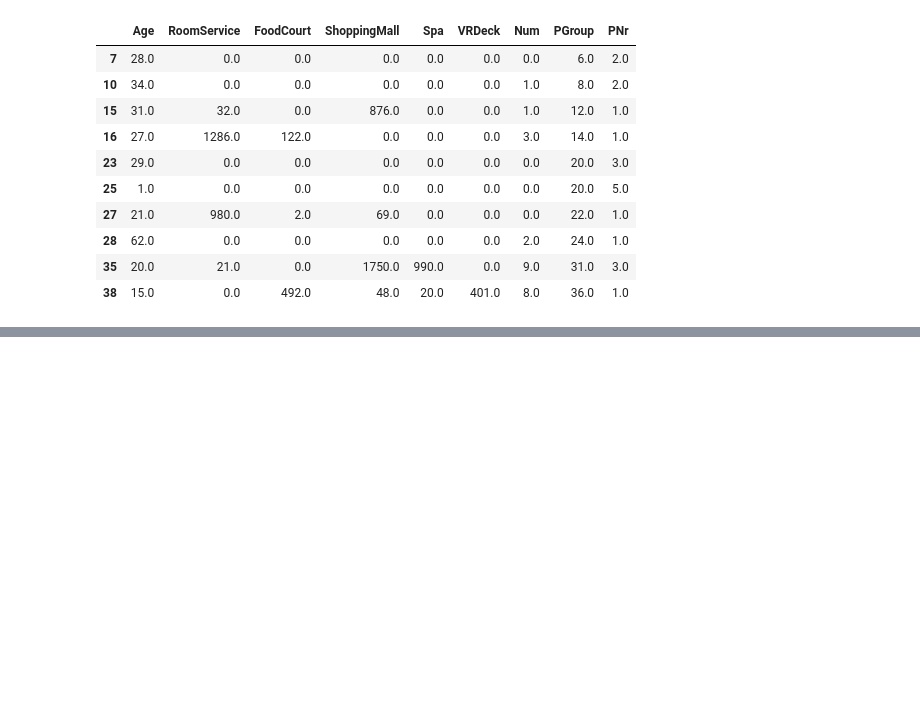
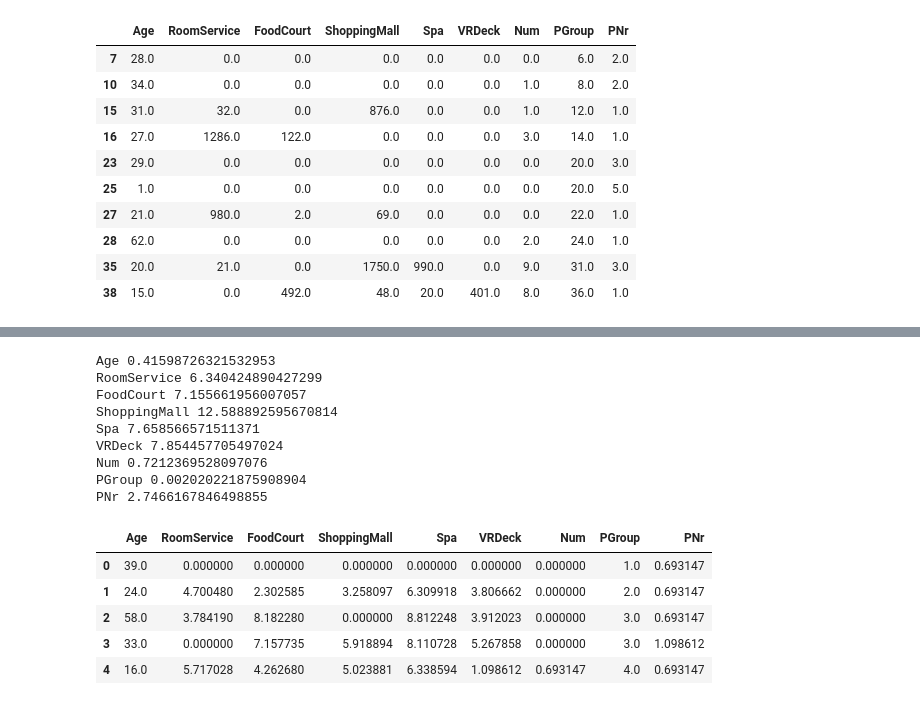
Before and after one commit to He1o/Cyrus_NoteBook, a Jupyter notebook: Kaggle/4.xgboost0.89.ipynb, the cells around one changed output, grey strips where cells are left out. Cells and saved outputs as stored; diff of their text form; code cells hidden in the pictures; blank space fills up the shorter version.

```diff
--- a/Kaggle/4.xgboost0.89.ipynb
+++ b/Kaggle/4.xgboost0.89.ipynb
@@ -428,0 +576,24 @@ df3[train_data.isnull().T.any()].head(10)
+# %%
+df2= df[['Age', 'RoomService', 'FoodCourt', 'ShoppingMall', 'Spa', 'VRDeck', 'Num', 'PGroup', 'PNr']].copy()
+for column in ['Age', 'RoomService', 'FoodCourt', 'ShoppingMall', 'Spa', 'VRDeck', 'Num', 'PGroup', 'PNr']:
+    skew = df2[column].skew()
+    print(column, skew)
+    if skew >= 0.5:
+       df2[column] = np.log1p(df2[column])
+df2.head()
+# %% [output]
+Age 0.41598726321532953
+RoomService 6.340424890427299
+FoodCourt 7.155661956007057
+ShoppingMall 12.588892595670814
+Spa 7.658566571511371
+VRDeck 7.854457705497024
+Num 0.7212369528097076
+PGroup 0.002020221875908904
+PNr 2.7466167846498855
+|  | Age | RoomService | FoodCourt | ShoppingMall | Spa | VRDeck | Num | PGroup | PNr |
+| 0 | 39.0 | 0.000000 | 0.000000 | 0.000000 | 0.000000 | 0.000000 | 0.000000 | 1.0 | 0.693147 |
+| 1 | 24.0 | 4.700480 | 2.302585 | 3.258097 | 6.309918 | 3.806662 | 0.000000 | 2.0 | 0.693147 |
+| 2 | 58.0 | 3.784190 | 8.182280 | 0.000000 | 8.812248 | 3.912023 | 0.000000 | 3.0 | 0.693147 |
+| 3 | 33.0 | 0.000000 | 7.157735 | 5.918894 | 8.110728 | 5.267858 | 0.000000 | 3.0 | 1.098612 |
+| 4 | 16.0 | 5.717028 | 4.262680 | 5.023881 | 6.338594 | 1.098612 | 0.693147 | 4.0 | 0.693147 |
```
Also changed, not shown: parts of 11 cells of this notebook, 5 other files.
